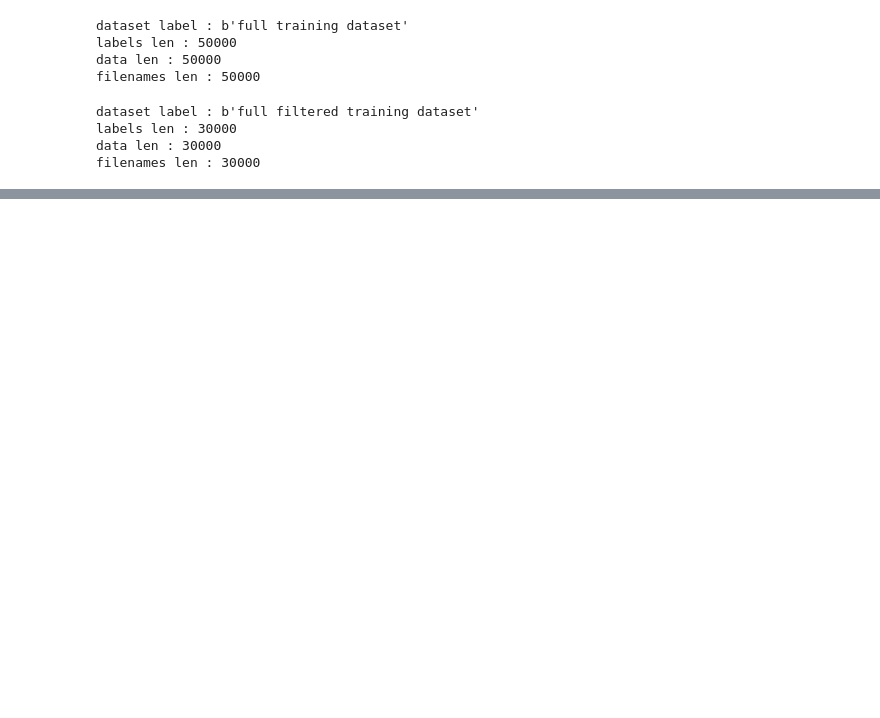
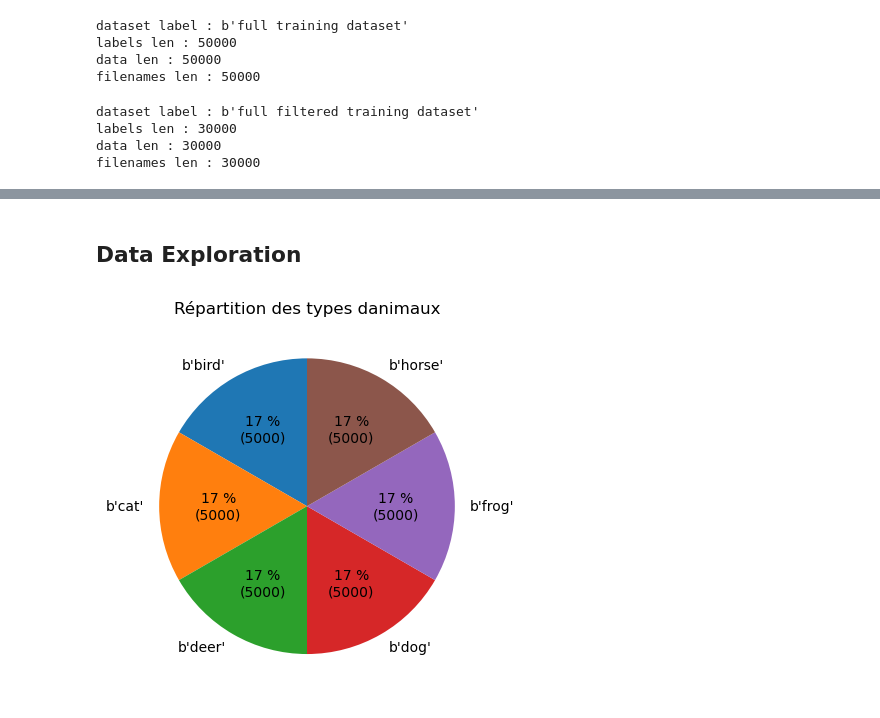
Before and after one commit to brusadelli-luca/neuralzoo, a Jupyter notebook: neuralzoo.ipynb, the cells around one changed output, grey strips where cells are left out. Saved outputs shown, nothing was run; the diff lists cells and outputs as text; code cells hidden in the pictures; blank space fills up the shorter version.

```diff
--- a/neuralzoo.ipynb
+++ b/neuralzoo.ipynb
@@ -41,0 +68,10 @@ display_img(dataset, 100)
+# %% [markdown]
+## Data Exploration
+# %%
+plt.pie(pd.value_counts(dataset[b'labels']), labels = meta[b'label_names'][2:8], autopct=make_autopct(pd.value_counts(dataset[b'labels'])), startangle = 90)
+
+plt.title('Répartition des types d''animaux')
+
+plt.show()
+# %% [output]
+[figure, added]
```
Also changed, not shown: parts of 8 cells of this notebook.
